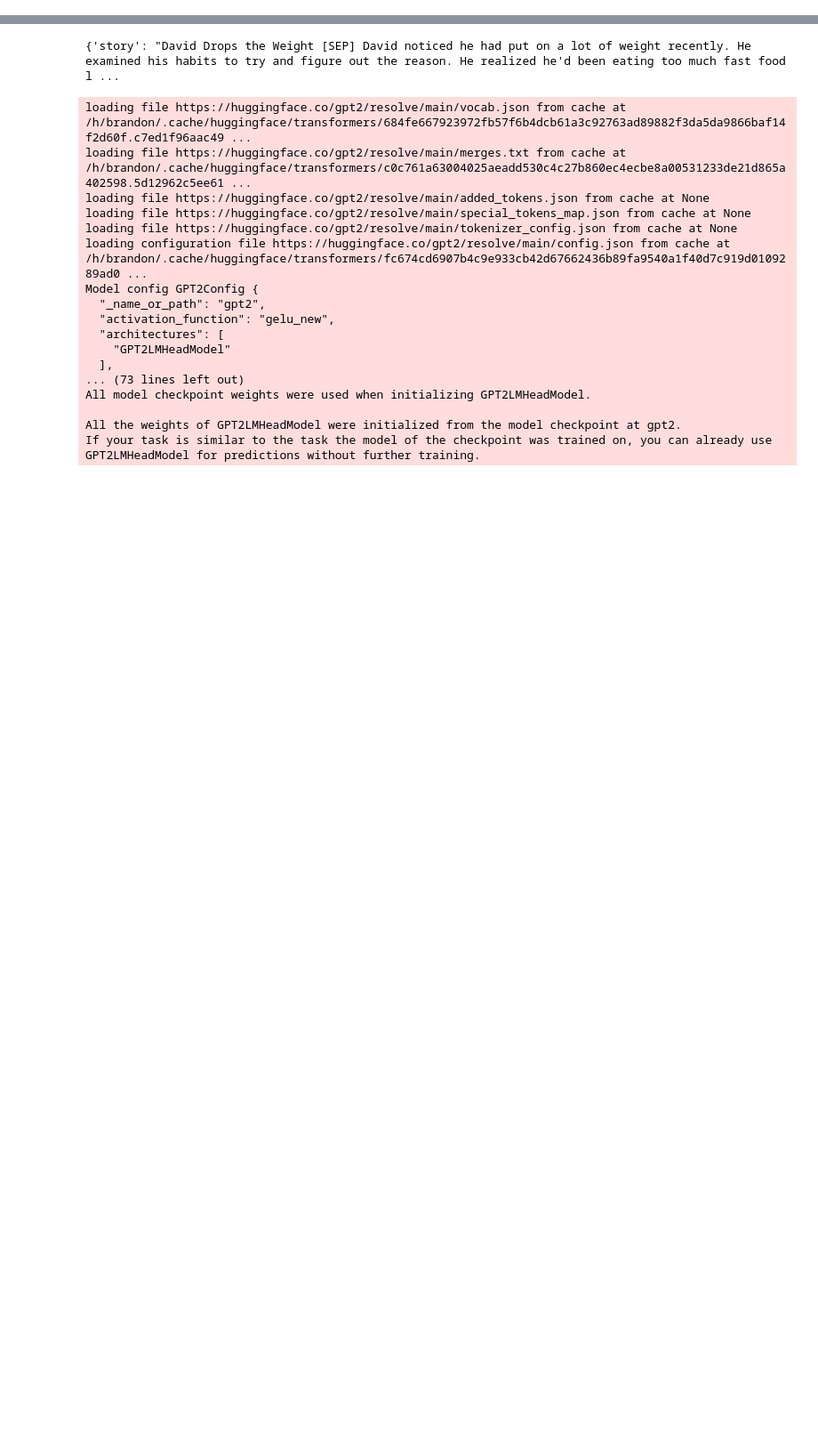
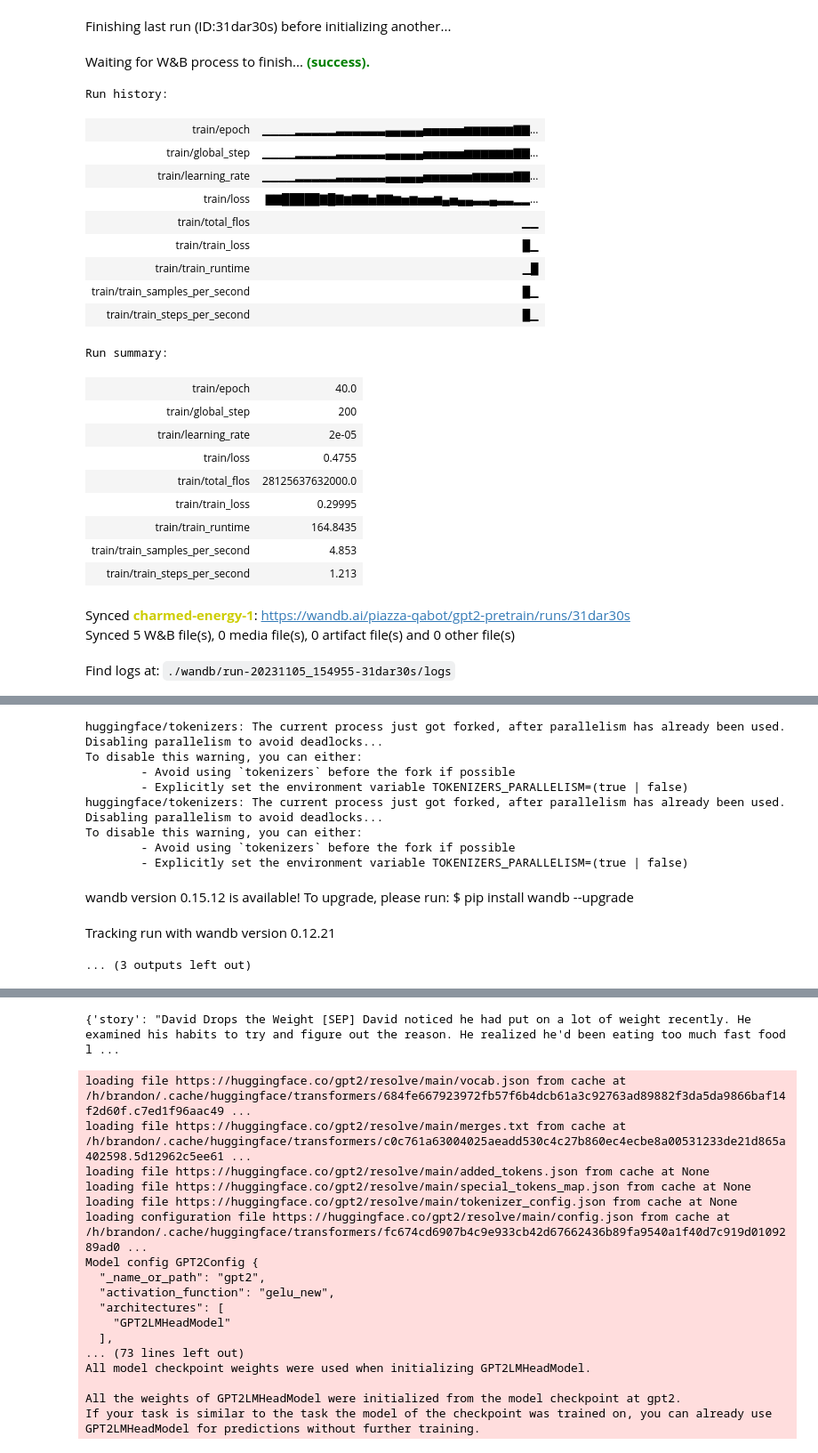
Before and after one commit to brandonjaipersaud/Uncover_implicit_bias, a Jupyter notebook: gpt2_training/train2.ipynb, the cells around one changed output, grey strips where cells are left out. Shown at 89% size. Cells and saved outputs as stored; diff of their text form; code cells hidden in the pictures; blank space fills up the shorter version.

```diff
--- a/gpt2_training/train2.ipynb
+++ b/gpt2_training/train2.ipynb
@@ -9,0 +12,28 @@ import pdb
+# %%
+wandb.init(project="gpt2-pretrain")
+# %% [output]
+Finishing last run (ID:31dar30s) before initializing another...
+Waiting for W&B process to finish... (success).
+Run history:
+| train/epoch | ▁▁▁▁▂▂▂▂▂▃▃▃▃▃▃▄▄▄▄▄▅▅▅▅▅▆▆▆▆▆▆▇▇... |
+| train/global_step | ▁▁▁▁▂▂▂▂▂▃▃▃▃▃▃▄▄▄▄▄▅▅▅▅▅▆▆▆▆▆▆▇▇... |
+| train/learning_rate | ▁▁▁▁▂▂▂▂▂▃▃▃▃▃▃▄▄▄▄▄▅▅▅▅▅▅▆▆▆▆▆▇▇... |
+| train/loss | ▇▇█████▇█▇▆▇▇▅▇▇▆▅▆▅▅▆▄▅▄▄▃▃▄▃▃▂▂... |
+| train/total_flos | ▁▁ |
+| train/train_loss | █▁ |
+| train/train_runtime | ▁█ |
+| train/train_samples_per_second | █▁ |
+| train/train_steps_per_second | █▁ |
+Run summary:
+| train/epoch | 40.0 |
+| train/global_step | 200 |
+| train/learning_rate | 2e-05 |
+| train/loss | 0.4755 |
+| train/total_flos | 28125637632000.0 |
+| train/train_loss | 0.29995 |
+| train/train_runtime | 164.8435 |
+| train/train_samples_per_second | 4.853 |
+| train/train_steps_per_second | 1.213 |
+Synced charmed-energy-1: https://wandb.ai/piazza-qabot/gpt2-pretrain/runs/31dar30s
+Synced 5 W&B file(s), 0 media file(s), 0 artifact file(s) and 0 other file(s)
+Find logs at: ./wandb/run-20231105_154955-31dar30s/logs
@@ -10 +41,12 @@ import pdb
+huggingface/tokenizers: The current process just got forked, after parallelism has already been used. Disabling parallelism to avoid deadlocks...
+To disable this warning, you can either:
+        - Avoid using `tokenizers` before the fork if possible
+        - Explicitly set the environment variable TOKENIZERS_PARALLELISM=(true | false)
+huggingface/tokenizers: The current process just got forked, after parallelism has already been used. Disabling parallelism to avoid deadlocks...
+To disable this warning, you can either:
+        - Avoid using `tokenizers` before the fork if possible
+        - Explicitly set the environment variable TOKENIZERS_PARALLELISM=(true | false)
+wandb version 0.15.12 is available! To upgrade, please run: $ pip install wandb --upgrade
+Tracking run with wandb version 0.12.21
+... (3 outputs left out)
 # %%
```
Also changed, not shown: parts of 27 cells of this notebook.
